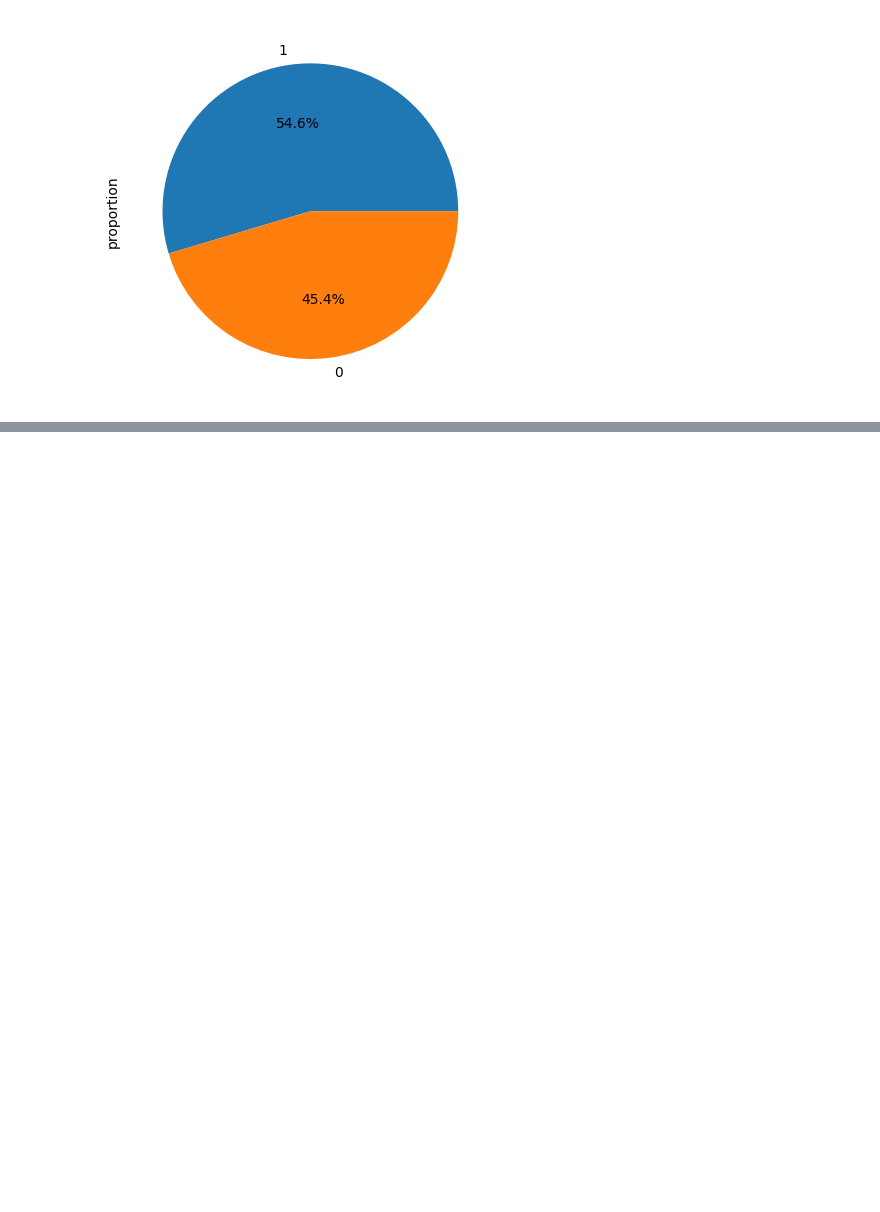
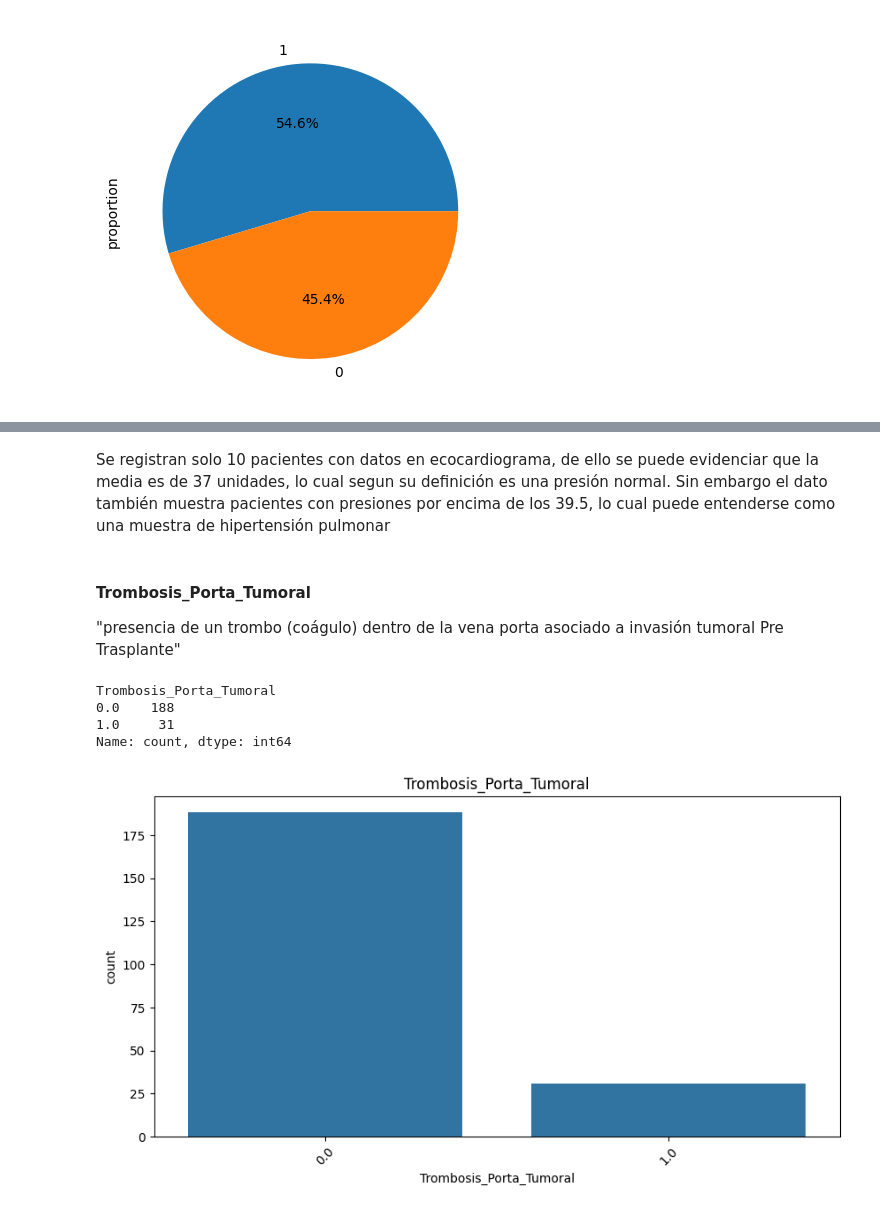
Before and after one commit to Traintain/MINE4101-202520-Proyecto-Transplantes-Hepaticos, a Jupyter notebook: BI_transplante_hepatico_JARM.ipynb, the cells around one changed output, grey strips where cells are left out. Drawn from its saved outputs; the diff is of its cells as text; code cells hidden in the pictures; blank space fills up the shorter version.

```diff
--- a/BI_transplante_hepatico_JARM.ipynb
+++ b/BI_transplante_hepatico_JARM.ipynb
@@ -1488,0 +1623,22 @@ df['¿Complicación?'].value_counts(normalize=True).plot.pie(autopct='%1.1f%%')
+# %% [markdown]
+Se registran solo 10 pacientes con datos en ecocardiograma, de ello se puede evidenciar que la media es de 37 unidades, lo cual segun su definición es una presión normal. Sin embargo el dato también muestra pacientes con presiones por encima de los 39.5, lo cual puede entenderse como una muestra de hipertensión pulmonar
+# %% [markdown]
+#### Trombosis_Porta_Tumoral
+"presencia de un trombo (coágulo) dentro de la vena porta asociado a invasión tumoral
+Pre Trasplante"
+# %%
+df["Trombosis_Porta_Tumoral"].value_counts()
+# %% [output]
+Trombosis_Porta_Tumoral
+0.0    188
+1.0     31
+Name: count, dtype: int64
+# %%
+# tipo de reserva según lead_time
+plt.figure(figsize=(10,5))
+sns.countplot(data=df, x='Trombosis_Porta_Tumoral')
+plt.xticks(rotation=45)
+plt.title("Trombosis_Porta_Tumoral")
+plt.show()
+# %% [output]
+[figure, added]
```
Also changed, not shown: parts of 85 cells of this notebook.
